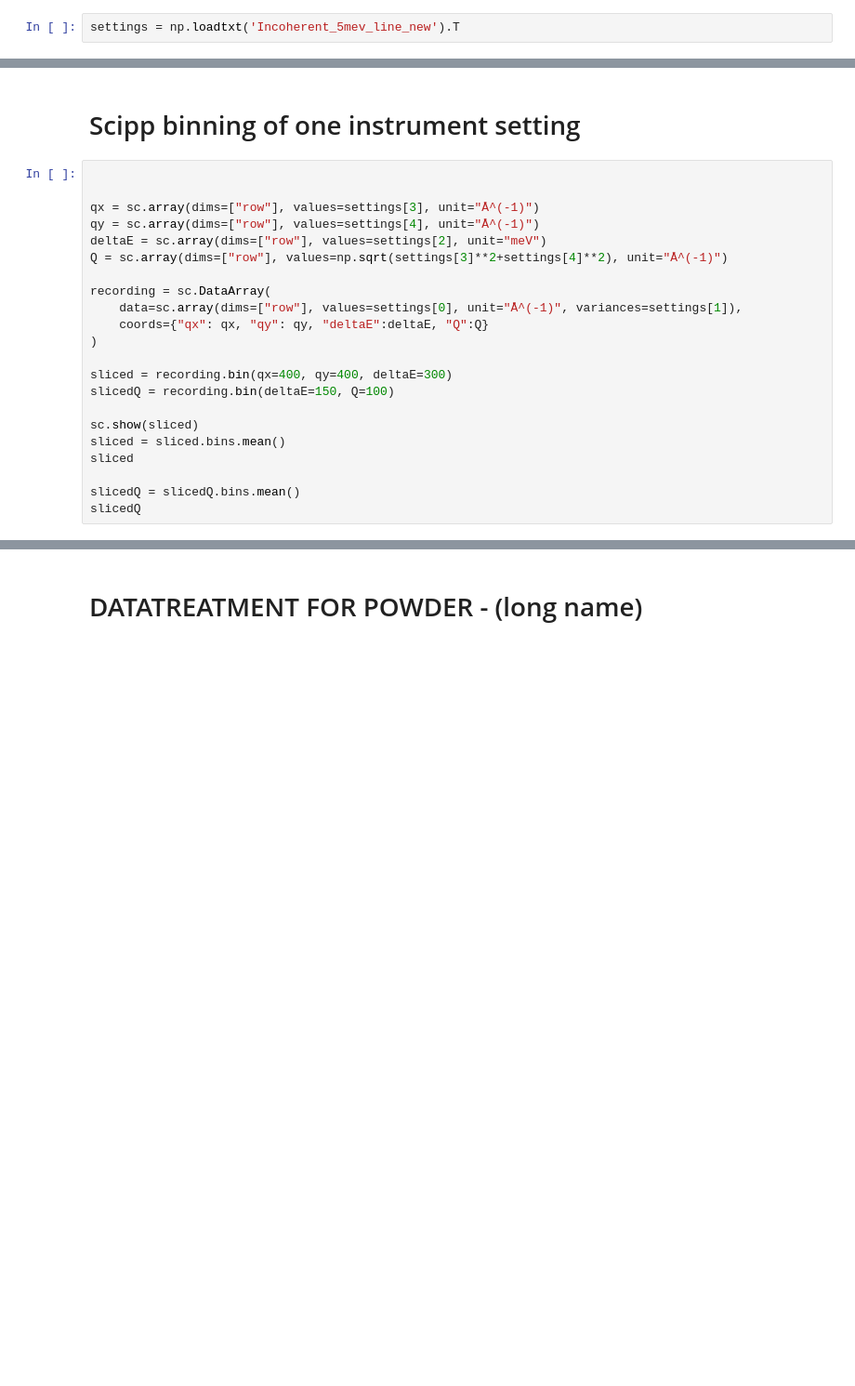
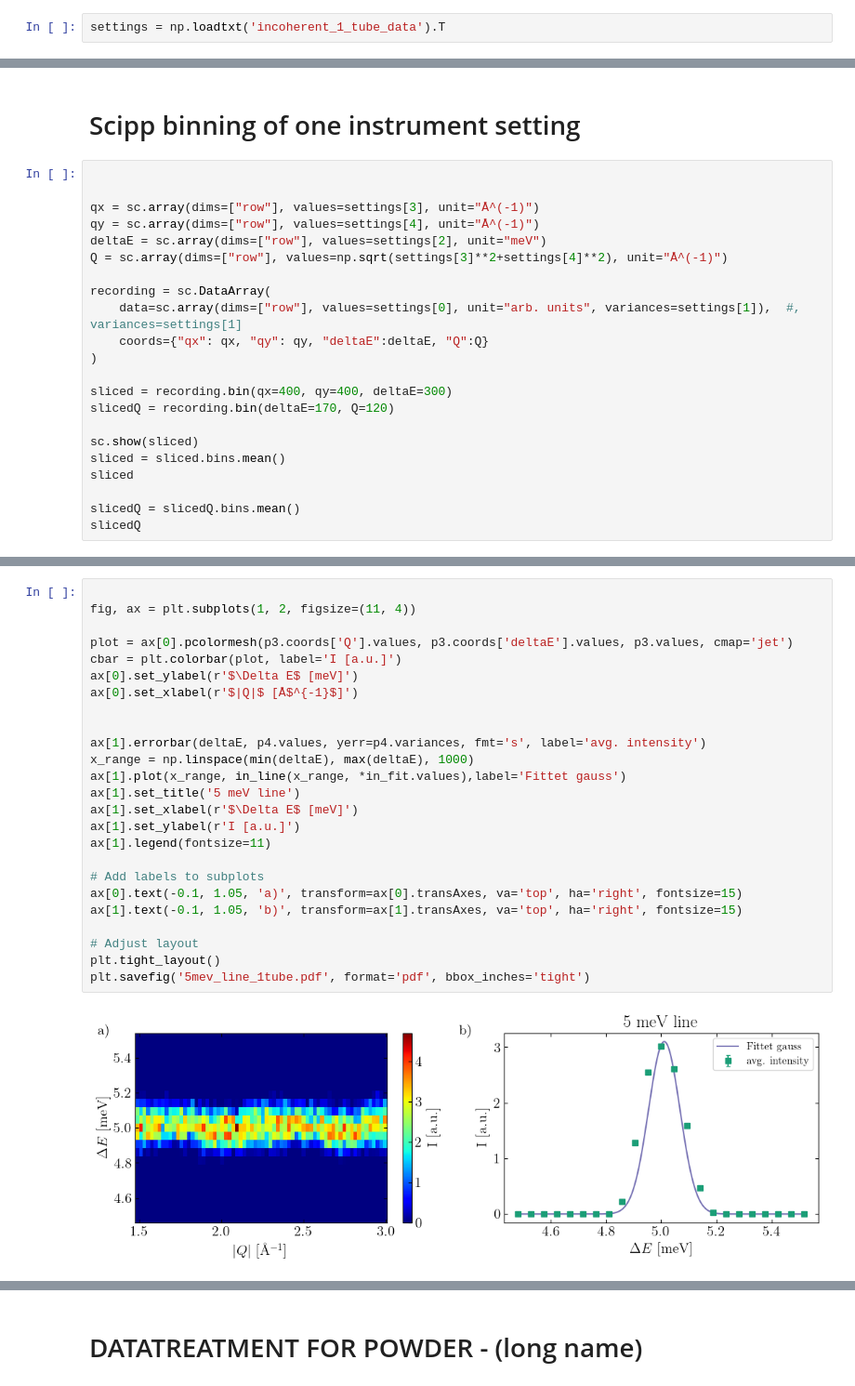
Before and after one commit to JEGKANIKMULTITASK/BIFROST, a Jupyter notebook: DataConversionMJOLNIR/BifrostConversionToMjolnir.ipynb, the cells around one changed output, grey strips where cells are left out. Shown at 93% size. Cells and saved outputs as stored; diff of their text form; blank space fills up the shorter version.

```diff
--- a/DataConversionMJOLNIR/BifrostConversionToMjolnir.ipynb
+++ b/DataConversionMJOLNIR/BifrostConversionToMjolnir.ipynb
@@ -25,7 +25,7 @@ Full overview of how converison is done:
 # %% [markdown]
 # DATA TREATMENT FOR INCOHERENT
 # %%
-settings = np.loadtxt('Incoherent_5mev_line_new').T
+settings = np.loadtxt('incoherent_1_tube_data').T
 # %% [markdown]
 ## plotting Intensities to see distribution!
 # %%
@@ -64,12 +68,12 @@ deltaE = sc.array(dims=["row"], values=settings[2], unit="meV")
 Q = sc.array(dims=["row"], values=np.sqrt(settings[3]**2+settings[4]**2), unit="Å^(-1)")
 
 recording = sc.DataArray(
-    data=sc.array(dims=["row"], values=settings[0], unit="Å^(-1)", variances=settings[1]),
+    data=sc.array(dims=["row"], values=settings[0], unit="arb. units", variances=settings[1]),  #, variances=settings[1]
     coords={"qx": qx, "qy": qy, "deltaE":deltaE, "Q":Q}
 )
 
 sliced = recording.bin(qx=400, qy=400, deltaE=300)
-slicedQ = recording.bin(deltaE=150, Q=100)
+slicedQ = recording.bin(deltaE=170, Q=120)
 
 sc.show(sliced)
 sliced = sliced.bins.mean()
@@ -114,3 +140,30 @@ in_fit.hesse()
+# %%
+
+fig, ax = plt.subplots(1, 2, figsize=(11, 4))
+
+plot = ax[0].pcolormesh(p3.coords['Q'].values, p3.coords['deltaE'].values, p3.values, cmap='jet')
+cbar = plt.colorbar(plot, label='I [a.u.]')
+ax[0].set_ylabel(r'$\Delta E$ [meV]')
+ax[0].set_xlabel(r'$|Q|$ [Å$^{-1}$]')
+
+
+ax[1].errorbar(deltaE, p4.values, yerr=p4.variances, fmt='s', label='avg. intensity')
+x_range = np.linspace(min(deltaE), max(deltaE), 1000)
+ax[1].plot(x_range, in_line(x_range, *in_fit.values),label='Fittet gauss')
+ax[1].set_title('5 meV line')
+ax[1].set_xlabel(r'$\Delta E$ [meV]')
+ax[1].set_ylabel(r'I [a.u.]')
+ax[1].legend(fontsize=11)
+
+# Add labels to subplots
+ax[0].text(-0.1, 1.05, 'a)', transform=ax[0].transAxes, va='top', ha='right', fontsize=15)
+ax[1].text(-0.1, 1.05, 'b)', transform=ax[1].transAxes, va='top', ha='right', fontsize=15)
+
+# Adjust layout
+plt.tight_layout()
+plt.savefig('5mev_line_1tube.pdf', format='pdf', bbox_inches='tight')
+# %% [output]
+[figure, added]
 # %%
 
 E_min = -2 * sc.Unit('meV')
```
Also changed, not shown: parts of 13 cells of this notebook, 5 other files.
